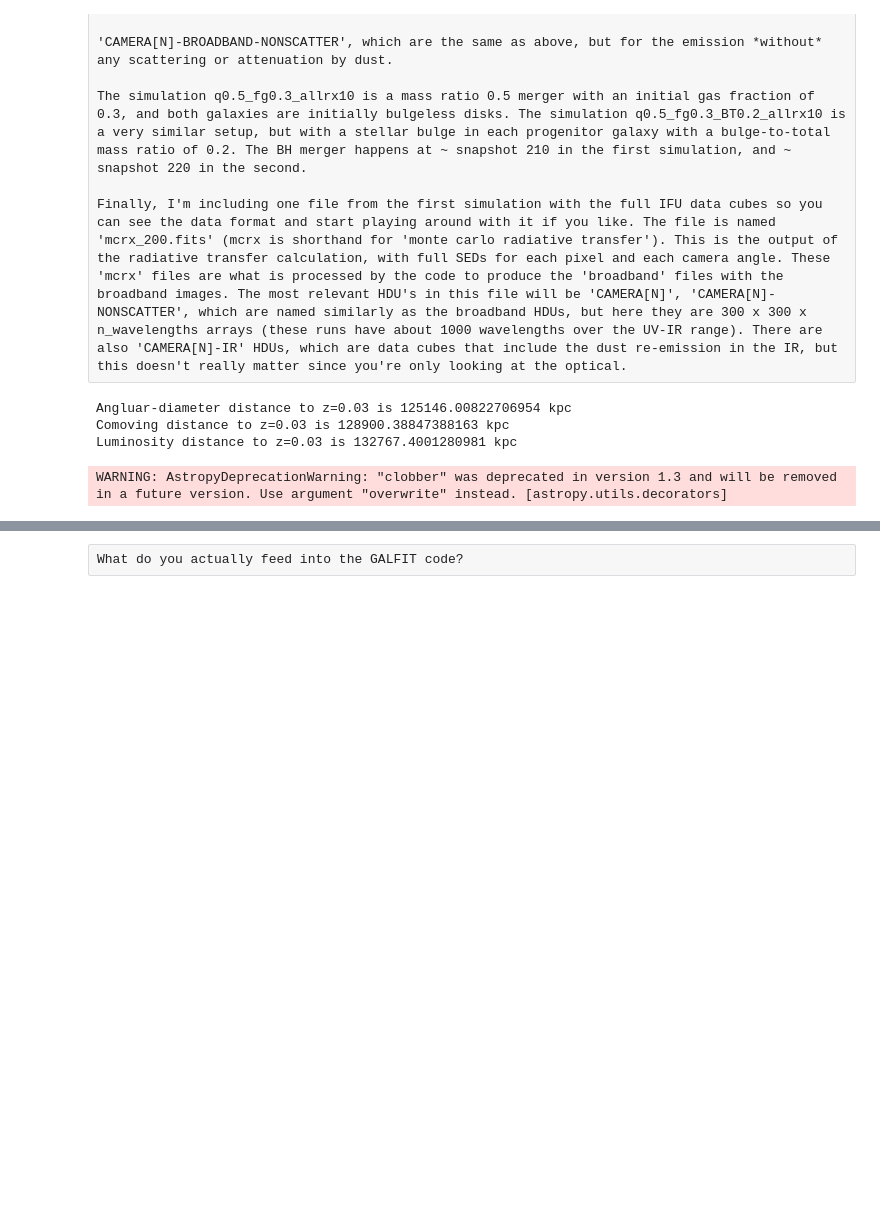
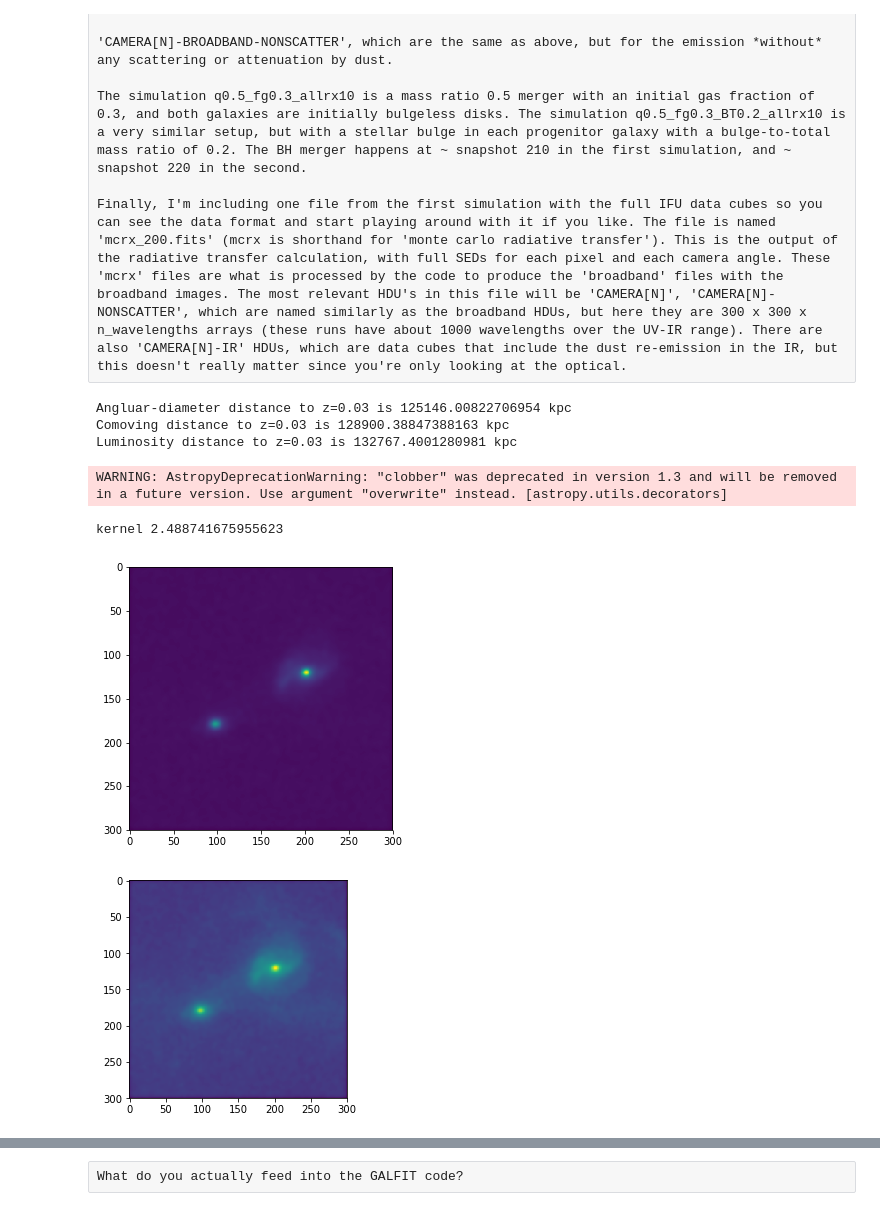
Before and after one commit to beckynevin/ppxf_MaNGA, a Jupyter notebook: Image_degradation.ipynb, the cells around one changed output, grey strips where cells are left out. Drawn from its saved outputs; the diff is of its cells as text; code cells hidden in the pictures; blank space fills up the shorter version.

```diff
--- a/Image_degradation.ipynb
+++ b/Image_degradation.ipynb
@@ -202,7 +202,7 @@ are from another code of mine:
 
 sky_resids_mine=np.random.normal(0.01955593,0.0042225,shape(nanomaggy))
 poisson_plus = np.sqrt((np.flipud(nanomaggy)+ 0.004701377)/1367.29546)+sky_resids_mine
-
+poisson_plus_nanomags = poisson_plus*1367.29546
 fig=plt.figure()
 ax0=fig.add_subplot(1,2,1)
 
@@ -261,3 +261,79 @@ Angluar-diameter distance to z=0.03 is 125146.00822706954 kpc
 Comoving distance to z=0.03 is 128900.38847388163 kpc
 Luminosity distance to z=0.03 is 132767.4001280981 kpc
 WARNING: AstropyDeprecationWarning: "clobber" was deprecated in version 1.3 and will be removed in a future version. Use argument "overwrite" instead. [astropy.utils.decorators]
+# %%
+'''Now, I need to convolve them with the Gaussian Kernel that represents the size of the PSF'''
+#PSF = 1.61 arcsec
+plt.clf()
+
+from astropy.convolution import convolve, convolve_fft
+import matplotlib.pyplot as plt
+from astropy.convolution import Gaussian2DKernel
+from astropy.convolution import Gaussian1DKernel
+from astropy.convolution import convolve
+
+kpc_arcmin=cosmo.kpc_proper_per_arcmin(0.03)#insert the redshift to get the kpc/arcmin scaling
+
+sigma=1.61/2.355#apparently the preimage sigma is not large :)
+##kpc/pix is the pixelscale
+##conversion factor is kpc/"
+#1.61 is the FWHM in arcsec of the psf
+#pixelscale is kpc/pix
+kernel_sigma_pix=(sigma*(kpc_arcmin.value/60))/pixelscale
+print('kernel', kernel_sigma_pix)
+
+gaussian_2D_kernel = Gaussian2DKernel(kernel_sigma_pix)#standard deviation in pixels
+
+
+
+#result = convolve(np.sum(CAMERA0.data[:,:,:],axis=0), gaussian_2D_kernel)
+result = convolve(np.flipud(nanomaggy)+1367.29546*sky_resids_mine**2, gaussian_2D_kernel)
+result_error = convolve((poisson_plus_nanomags), gaussian_2D_kernel)
+#result_2 = convolve_fft(np.sum(CAMERA0.data[:,:,:],axis=0), gaussian_2D_kernel)
+result_counts = convolve((np.flipud(nanomaggy)+1367.29546*sky_resids_mine**2), gaussian_2D_kernel)
+result_counts_error = convolve((poisson_plus), gaussian_2D_kernel)
+#poisson plus is the error on counts
+plt.imshow(result)
+plt.show()
+plt.imshow(result_error)
+plt.show()
+
+
+fig=plt.figure()
+
+ax3=fig.add_subplot(1,3,1)
+im3=ax3.imshow((nanomaggy), vmin=0, vmax=5, cmap='viridis_r',interpolation='none',origin='lower')
+ax3.set_title(r'')
+plt.colorbar(im3, orientation='horizontal')
+plt.axis('off')
+
+ax0=fig.add_subplot(1,3,2)
+
+
+
+im0=ax0.imshow((nanomaggy)+1367.29546*sky_resids_mine**2, vmin=0, vmax=5, cmap='viridis_r',interpolation='none',origin='lower')
+ax0.set_title(r'Background Added')
+plt.colorbar(im0,label=r'Flux [Nanomaggies]', orientation='horizontal')
+plt.axis('off')
+ax1=fig.add_subplot(1,3,3)
+
+
+im1=ax1.imshow(np.flipud(result), vmin=0, vmax=5, cmap='viridis_r',interpolation='none',origin='lower')
+ax1.set_title(r'PSF Applied')
+plt.colorbar(im1, orientation='horizontal')
+#plt.tight_layout()
+plt.axis('off')
+savefig('../MaNGA_papers/Paper_I/background_added_convolved.pdf')
+
+
+outfile = 'out_convolved.fits'
+hdu = fits.PrimaryHDU(result)
+hdu.writeto(outfile, clobber=True)
+
+outfile = 'out_sigma_convolved.fits'
+hdu = fits.PrimaryHDU(result_error)
+hdu.writeto(outfile, clobber=True)
+# %% [output]
+kernel 2.488741675955623
+[figure, added]
+[figure, added]
```
Also changed, not shown: parts of 4 cells of this notebook.
